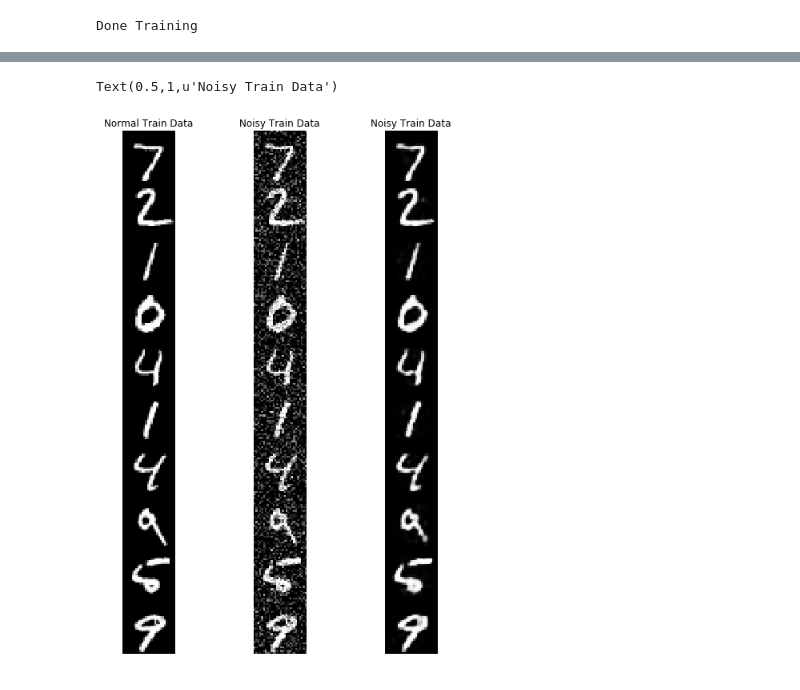
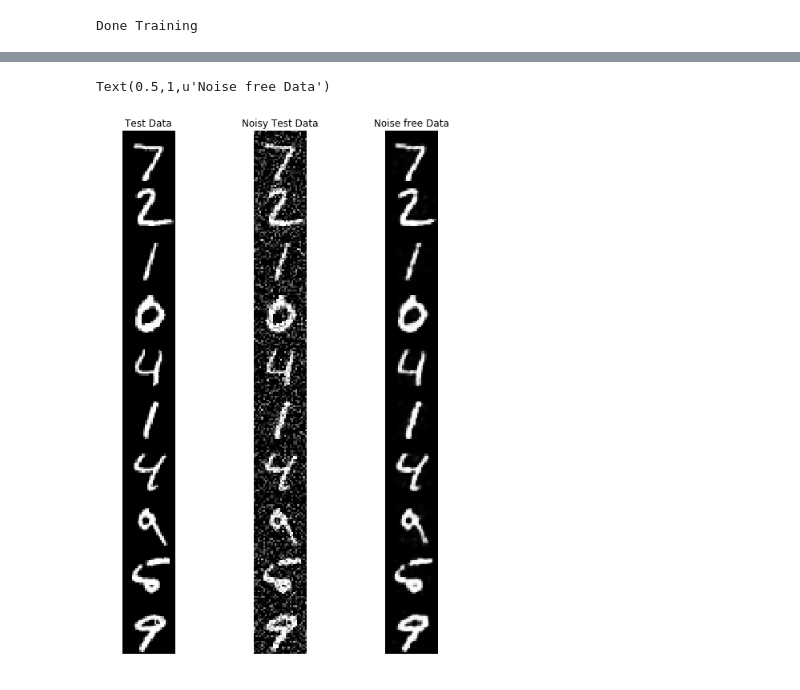
Before and after one commit to Salazar-Prime/deep_forget, a Jupyter notebook: Project 2 Autoencoders/Project_2_Student_code.ipynb, the cells around one changed output, grey strips where cells are left out. Drawn from its saved outputs; the diff is of its cells as text; code cells hidden in the pictures.

```diff
--- a/Project 2 Autoencoders/Project_2_Student_code.ipynb
+++ b/Project 2 Autoencoders/Project_2_Student_code.ipynb
@@ -408,26 +426,26 @@ Text(0.5,1,u'Loss vs epoch (denoising)')
 # %%
 #Show samples of 10 original images, their noisy counterparts, and their de-noised images from the testing set
 #FILL THIS CODE BLOCK IN AND PRODUCE SAMPLES
 fig = plt.figure(figsize=(6,12))
 fig.subplots_adjust(right=1.2)
 
 # input
 ax = fig.add_subplot(1,3,1)
 ax.imshow(data_test_part1[0:10].reshape(-1,28))
 ax.axis('off')
-ax.set_title('Normal Train Data')
+ax.set_title('Test Data')
 
 # noisy
 ax = fig.add_subplot(1,3,2)
 ax.imshow(data_test_noisy_part3[0:10].reshape(-1, 28))
 ax.axis('off')
-ax.set_title('Noisy Train Data')
+ax.set_title('Noisy Test Data')
 
 # denoised
 ax = fig.add_subplot(1,3,3)
 ax.imshow(predicted_dae[0:10].reshape(-1, 28))
 ax.axis('off')
-ax.set_title('Noisy Train Data')
+ax.set_title('Noise free Data')
 # %% [output]
-Text(0.5,1,u'Noisy Train Data')
+Text(0.5,1,u'Noise free Data')
-[figure, old version]
+[figure, new version]
```
Also changed, not shown: parts of 14 cells of this notebook.
